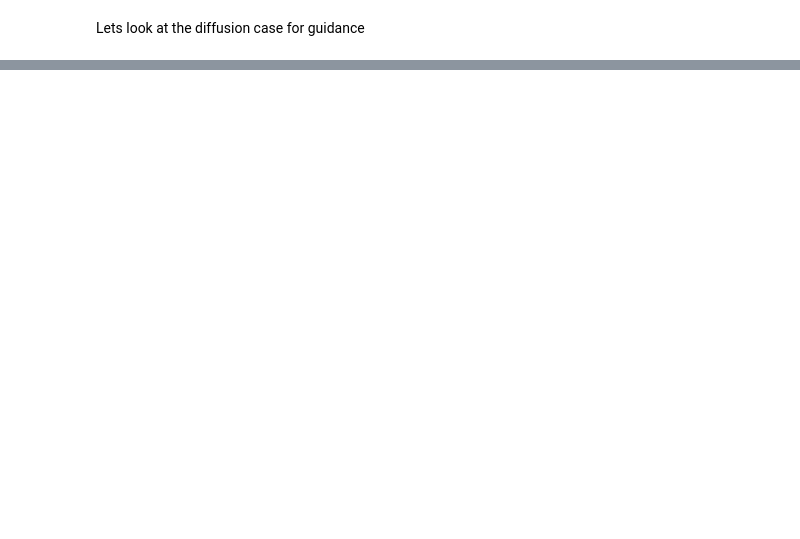
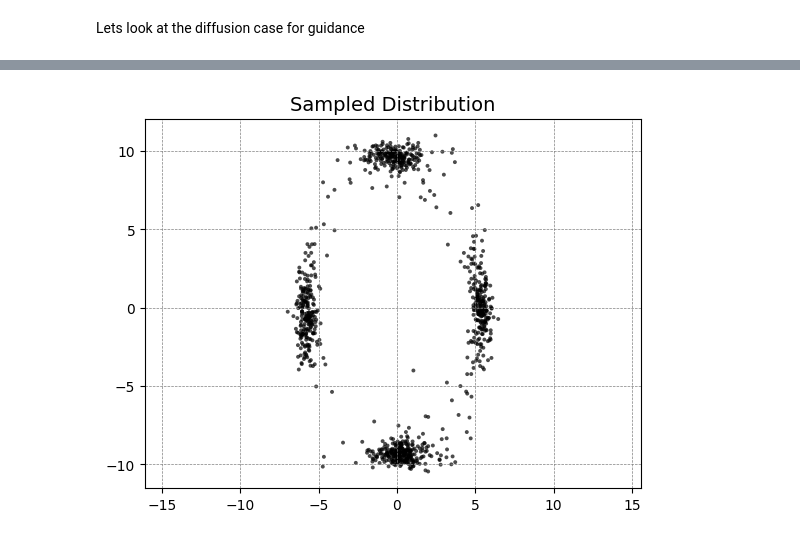
Before and after one commit to Mullerio/Compostional-Generative-Models, a Jupyter notebook: testGuidance.ipynb, the cells around one changed output, grey strips where cells are left out. Saved outputs shown, nothing was run; the diff lists cells and outputs as text; code cells hidden in the pictures; blank space fills up the shorter version.

```diff
--- a/testGuidance.ipynb
+++ b/testGuidance.ipynb
@@ -99,0 +91,22 @@ plt.show()
+# %%
+GaussianMix = GaussianMixture.symmetric_2D(4,std = 1)
+
+rec1 = Rectangle(device=device, coords= [(-5.0,5.0),(-10,10)])
+
+dataset = UnionLogSample([GaussianMix, rec1])
+
+gaussian_path = GaussianConditionalProbabilityPath(p_data=dataset, alpha=LinearAlpha(), beta = SquareRootBeta(), device=device).to(device)
+
+model1 = EmbeddedBasicMLP(input_dim=2, hidden_dims=[64,64,64,64], conditional=True, embedding_dim=40, num_conditions=3)
+
+centers_list = [torch.Tensor([10.0,0.0]), torch.Tensor([0.0,-10.0]), torch.Tensor([0.0,10.0]), torch.Tensor([-10.0,0.0])]
+
+trainer = RecGMGuidanceTrainer(path=gaussian_path,
+                               model=model1,
+                               num_conditions=3,
+                               p_uncond=0.2,
+                               model_type="Diffusion",
+                               rectangle_boundaries=[[(-5.0,5.0),(-10,10)]],
+                               centers=[centers_list])
+
+trainer.train_loop(num_epochs=10000, device=device, lr=1e-3, n= 2000)
@@ -99,0 +124,22 @@ plt.show()
+# %%
+sde = ProductGuidanceLangevin([model1, model1], alpha=LinearAlpha(), beta=SquareRootBeta(), sigma=1.0, guidance_scales= [1.0, 1.0], null_index=trainer.null_index)
+sdesolver = EulerSDESolver(sde)
+sdesampler = Sampler(sdesolver)
+
+steps = torch.linspace(0.05, 1, 1000).view(1, -1, 1).expand(1000, -1, 1).to(device)
+gaussian_samples = gaussian_path.p_init.sample(1000)
+
+condition_index1 = 0
+y_index1 = torch.full((gaussian_samples.shape[0],), fill_value=condition_index1, dtype=torch.long, device=device)
+
+condition_index2 = 1
+y_index2 = torch.full((gaussian_samples.shape[0],), fill_value=condition_index2, dtype=torch.long, device=device)
+
+indicies = [y_index1, y_index2]
+
+final_samples = sdesampler.sample_with_traj(gaussian_samples, steps, y_index = indicies)
+
+plot_samples(final_samples[-1])
+plt.show()
+# %% [output]
+[figure, added]
```
Also changed, not shown: parts of 5 cells of this notebook, 15 other files.
